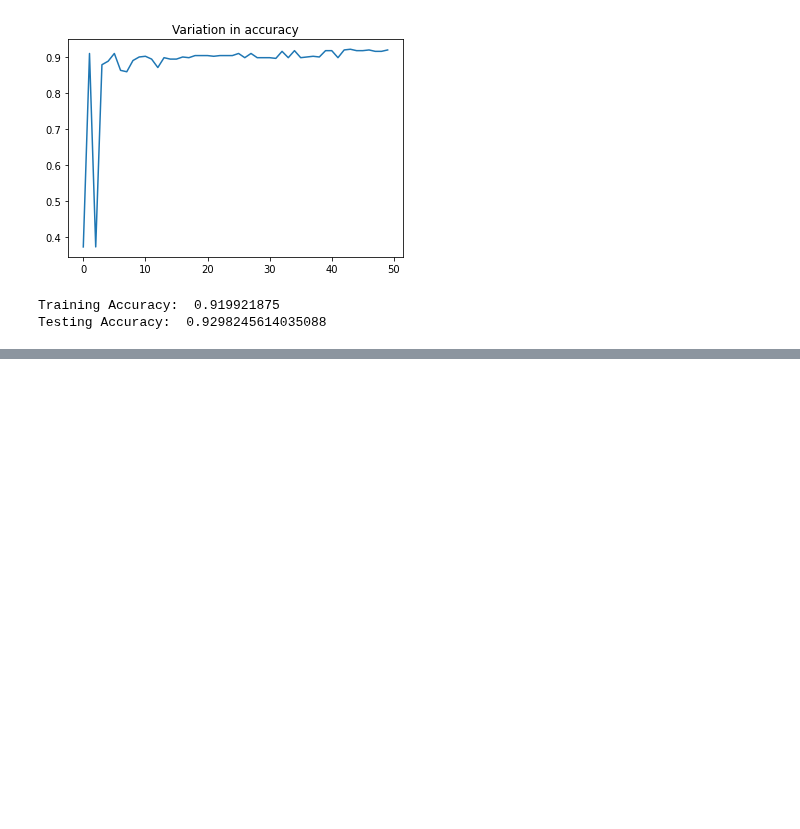
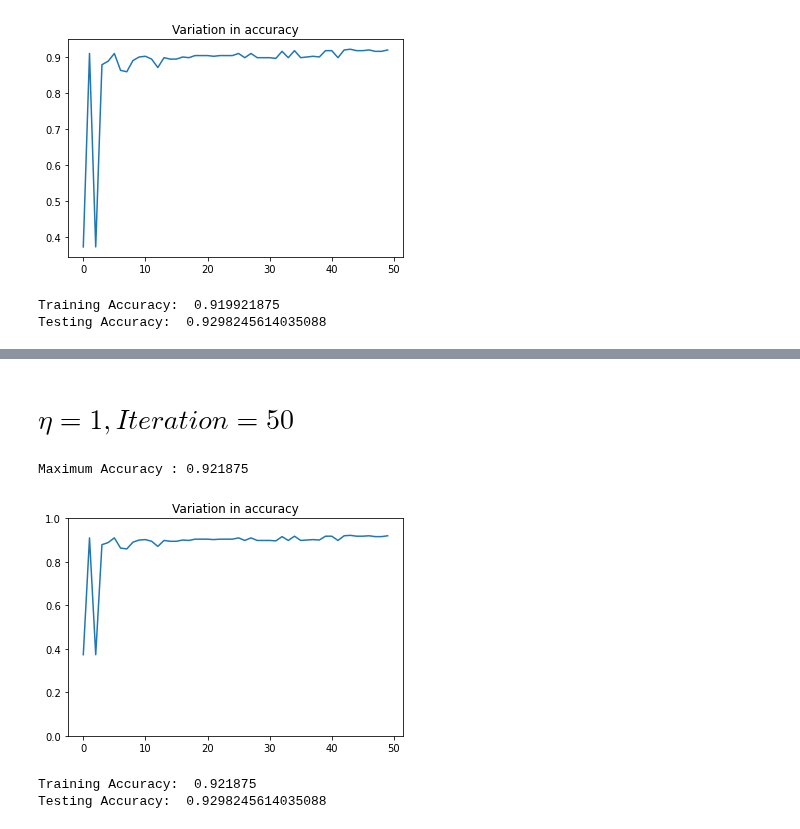
Before and after one commit to pragneshrana/DeepLearning, a Jupyter notebook: PrimitiveNeurons/PerceptronCode.ipynb, the cells around one changed output, grey strips where cells are left out. Cells and saved outputs as stored; diff of their text form; code cells hidden in the pictures; blank space fills up the shorter version.

```diff
--- a/PrimitiveNeurons/PerceptronCode.ipynb
+++ b/PrimitiveNeurons/PerceptronCode.ipynb
@@ -167,0 +236,13 @@ Testing Accuracy:  0.9298245614035088
+# %%
+import numpy as np
+import matplotlib.pyplot as plt
+from sklearn.metrics import accuracy_score
+perceptron = Perceptron()
+perceptron.fit(X_train,Y_train,50)
+
+#for last model
+y_pred_train = perceptron.predict(X_train)
+print('Training Accuracy: ', accuracy_score(y_pred_train,Y_train))
+
+y_pred_test = perceptron.predict(X_test)
+print('Testing Accuracy: ',accuracy_score(y_pred_test,Y_test))
@@ -167,0 +324,20 @@ Testing Accuracy:  0.9298245614035088
+# %% [markdown]
+# $\eta = 1 , Iteration = 50$
+# %%
+import numpy as np
+import matplotlib.pyplot as plt
+from sklearn.metrics import accuracy_score
+perceptron = Perceptron()
+perceptron.fit(X_train,Y_train,50)
+
+#for last model
+y_pred_train = perceptron.predict(X_train)
+print('Training Accuracy: ', accuracy_score(y_pred_train,Y_train))
+
+y_pred_test = perceptron.predict(X_test)
+print('Testing Accuracy: ',accuracy_score(y_pred_test,Y_test))
+# %% [output]
+Maximum Accuracy : 0.921875
+[figure, added]
+Training Accuracy:  0.921875
+Testing Accuracy:  0.9298245614035088
```
Also changed, not shown: parts of 21 cells of this notebook.
